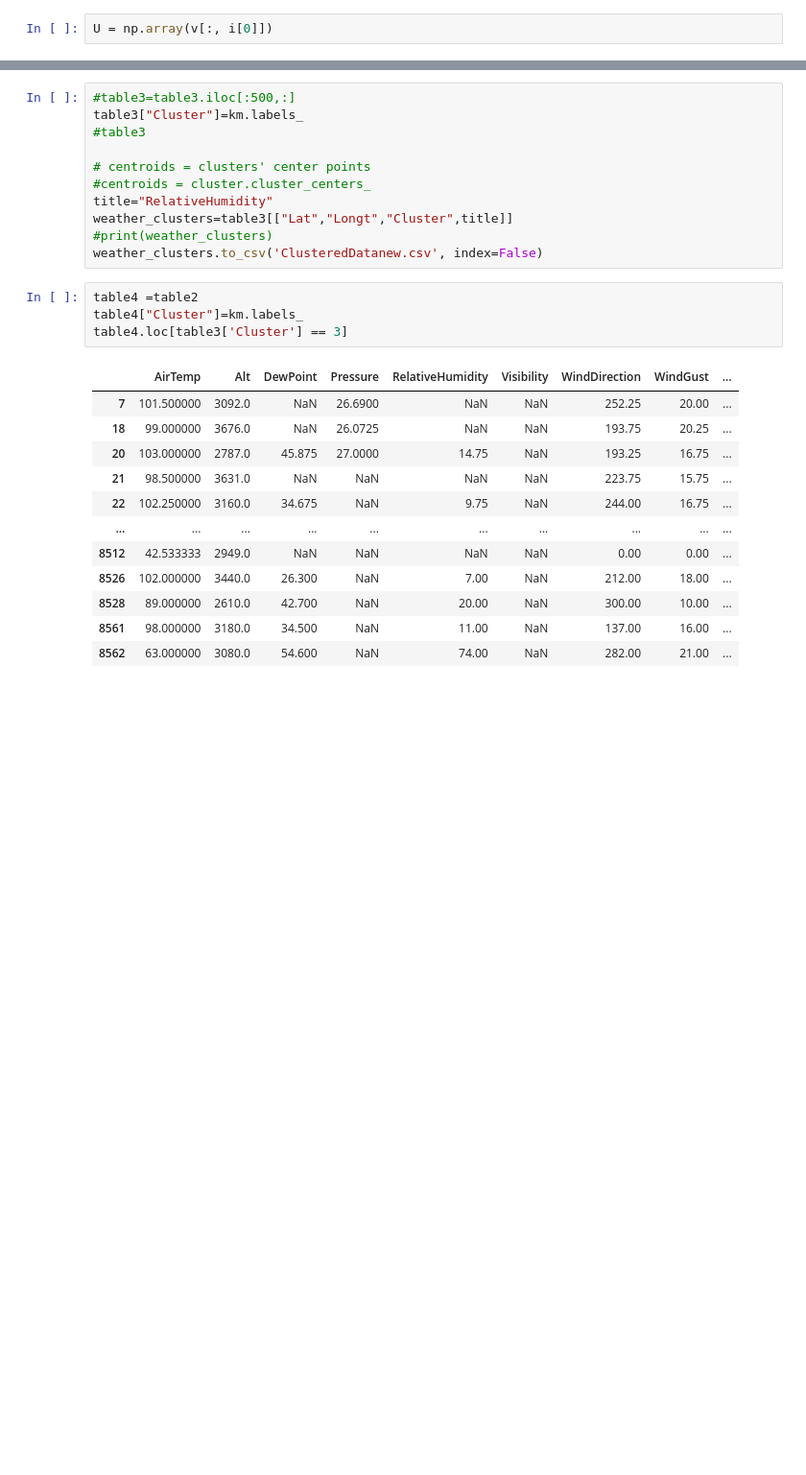
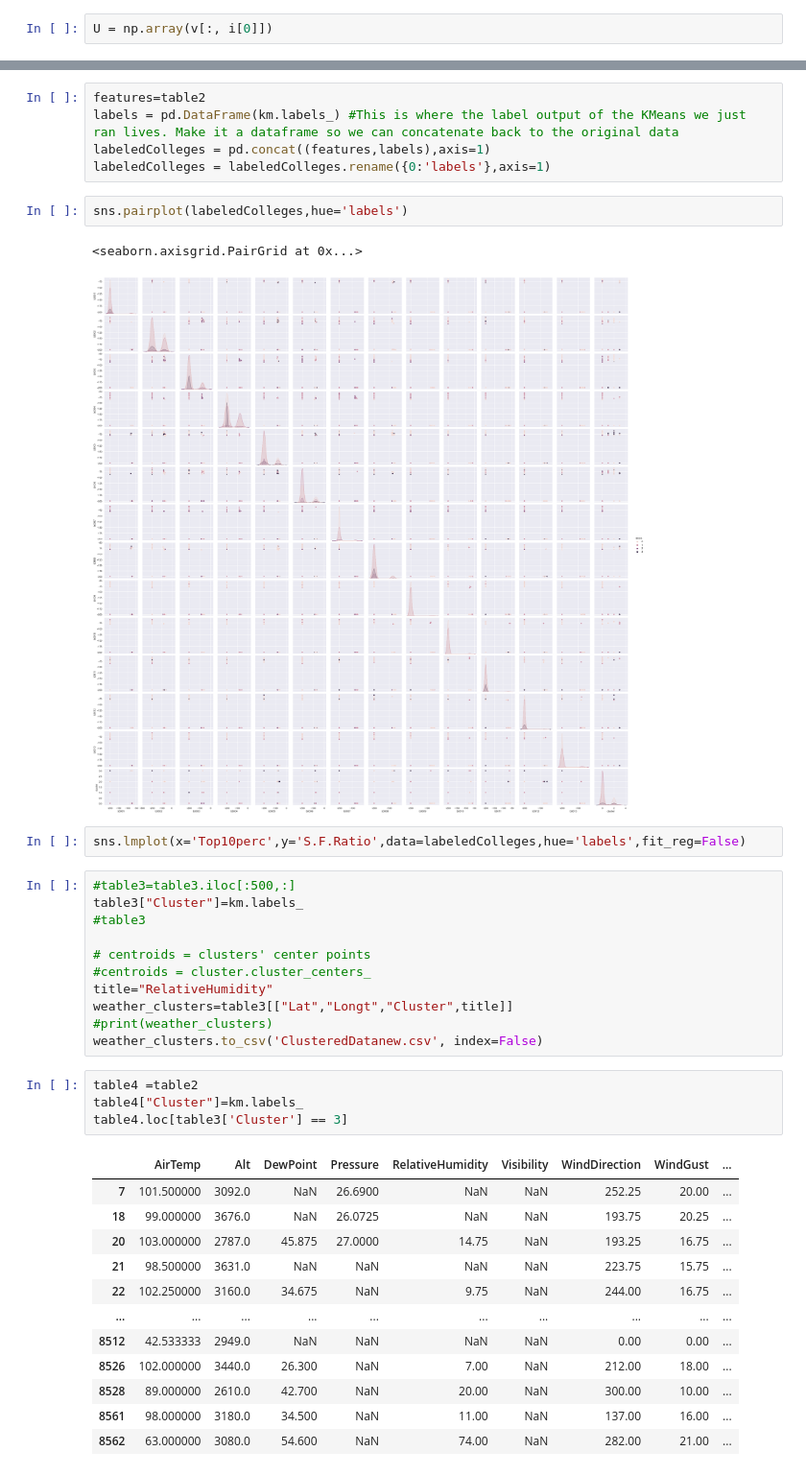
Before and after one commit to Vishal-K-Singh/darkSun, a Jupyter notebook: darkStar1.ipynb, the cells around one changed output, grey strips where cells are left out. Shown at 96% size. Drawn from its saved outputs; the diff is of its cells as text; blank space fills up the shorter version.

```diff
--- a/darkStar1.ipynb
+++ b/darkStar1.ipynb
@@ -222,3 +232,15 @@ len(km.labels_)
+# %%
+features=table2
+labels = pd.DataFrame(km.labels_) #This is where the label output of the KMeans we just ran lives. Make it a dataframe so we can concatenate back to the original data
+labeledColleges = pd.concat((features,labels),axis=1)
+labeledColleges = labeledColleges.rename({0:'labels'},axis=1)
+# %%
+sns.pairplot(labeledColleges,hue='labels')
+# %% [output]
+<seaborn.axisgrid.PairGrid at 0x...>
+[figure, added]
+# %%
+sns.lmplot(x='Top10perc',y='S.F.Ratio',data=labeledColleges,hue='labels',fit_reg=False)
 # %%
 #table3=table3.iloc[:500,:]
 table3["Cluster"]=km.labels_
```
Also changed, not shown: parts of 13 cells of this notebook, 9 other files.
